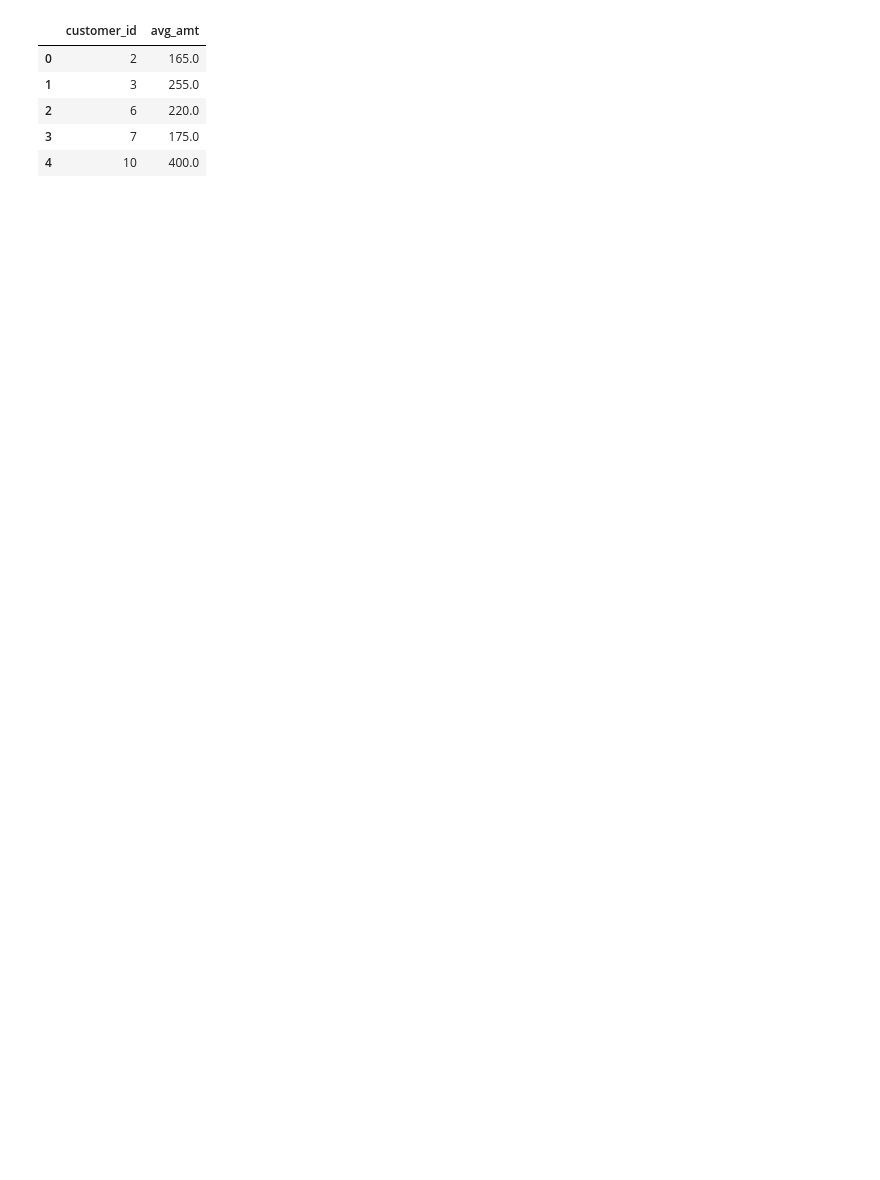
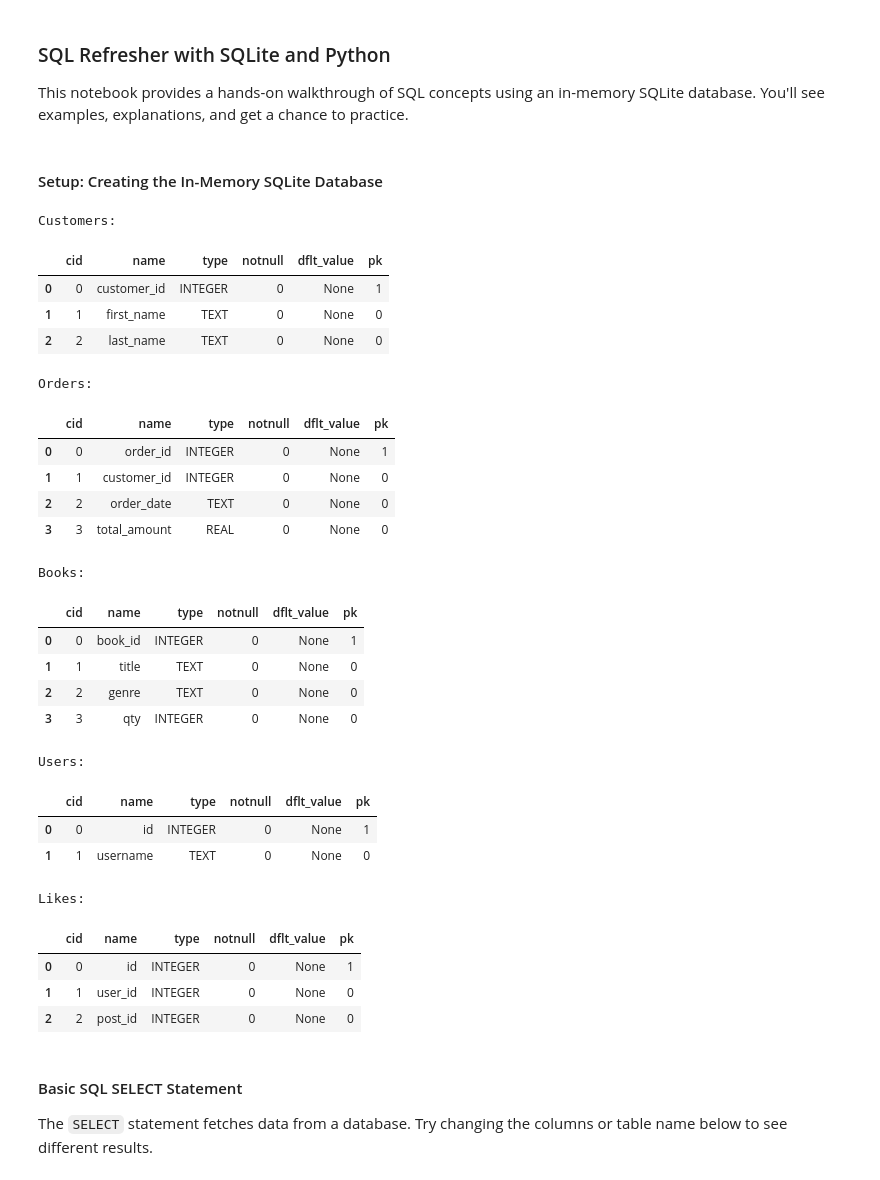
Before and after one commit to sps718/ds2025, a Jupyter notebook: content/phase2/week01/sql_refresher.ipynb, the cells around one changed output. Drawn from its saved outputs; the diff is of its cells as text; code cells hidden in the pictures; blank space fills up the shorter version.

Commit message:
made changes to sql_refresher notebook

```diff
--- a/content/phase2/week01/sql_refresher.ipynb
+++ b/content/phase2/week01/sql_refresher.ipynb
@@ -378,9 +0,0 @@ pd.DataFrame(rows, columns=columns)
-# %%
-
-query = """SELECT c.first_name, o.order_id
-FROM customers c
-LEFT JOIN orders o ON c.customer_id = o.customer_id;"""
-cursor.execute(query)
-rows = cursor.fetchall()
-columns = [desc[0] for desc in cursor.description]
-pd.DataFrame(rows, columns=columns)
@@ -443,19 +1,5 @@ pd.DataFrame(rows, columns=columns)
-# %%
-
-query = """SELECT customer_id, AVG(total_amount) as avg_amt
-FROM orders
-GROUP BY customer_id
-HAVING avg_amt > (
-    SELECT AVG(total_amount) FROM orders
-);"""
-cursor.execute(query)
-rows = cursor.fetchall()
-columns = [desc[0] for desc in cursor.description]
-pd.DataFrame(rows, columns=columns)
-# %% [output]
-|  | customer_id | avg_amt |
-| 0 | 2 | 165.0 |
-| 1 | 3 | 255.0 |
-| 2 | 6 | 220.0 |
-| 3 | 7 | 175.0 |
-| 4 | 10 | 400.0 |
+# %% [markdown]
+### SQL Refresher with SQLite and Python
+This notebook provides a hands-on walkthrough of SQL concepts using an in-memory SQLite database. You'll see examples, explanations, and get a chance to practice.
+# %% [markdown]
+#### Setup: Creating the In-Memory SQLite Database
@@ -461,0 +121,42 @@ pd.DataFrame(rows, columns=columns)
+# %%
+# Show table schemas for reference
+print("Customers:")
+display(run_query("PRAGMA table_info(customers);"))
+print("Orders:")
+display(run_query("PRAGMA table_info(orders);"))
+print("Books:")
+display(run_query("PRAGMA table_info(books);"))
+print("Users:")
+display(run_query("PRAGMA table_info(users);"))
+print("Likes:")
+display(run_query("PRAGMA table_info(likes);"))
+# %% [output]
+Customers:
+|  | cid | name | type | notnull | dflt_value | pk |
+| 0 | 0 | customer_id | INTEGER | 0 | None | 1 |
+| 1 | 1 | first_name | TEXT | 0 | None | 0 |
+| 2 | 2 | last_name | TEXT | 0 | None | 0 |
+Orders:
+|  | cid | name | type | notnull | dflt_value | pk |
+| 0 | 0 | order_id | INTEGER | 0 | None | 1 |
+| 1 | 1 | customer_id | INTEGER | 0 | None | 0 |
+| 2 | 2 | order_date | TEXT | 0 | None | 0 |
+| 3 | 3 | total_amount | REAL | 0 | None | 0 |
+Books:
+|  | cid | name | type | notnull | dflt_value | pk |
+| 0 | 0 | book_id | INTEGER | 0 | None | 1 |
+| 1 | 1 | title | TEXT | 0 | None | 0 |
+| 2 | 2 | genre | TEXT | 0 | None | 0 |
+| 3 | 3 | qty | INTEGER | 0 | None | 0 |
+Users:
+|  | cid | name | type | notnull | dflt_value | pk |
+| 0 | 0 | id | INTEGER | 0 | None | 1 |
+| 1 | 1 | username | TEXT | 0 | None | 0 |
+Likes:
+|  | cid | name | type | notnull | dflt_value | pk |
+| 0 | 0 | id | INTEGER | 0 | None | 1 |
+| 1 | 1 | user_id | INTEGER | 0 | None | 0 |
+| 2 | 2 | post_id | INTEGER | 0 | None | 0 |
+# %% [markdown]
+#### Basic SQL SELECT Statement
+The `SELECT` statement fetches data from a database. Try changing the columns or table name below to see different results.
```
Also changed, not shown: parts of 63 cells of this notebook.
